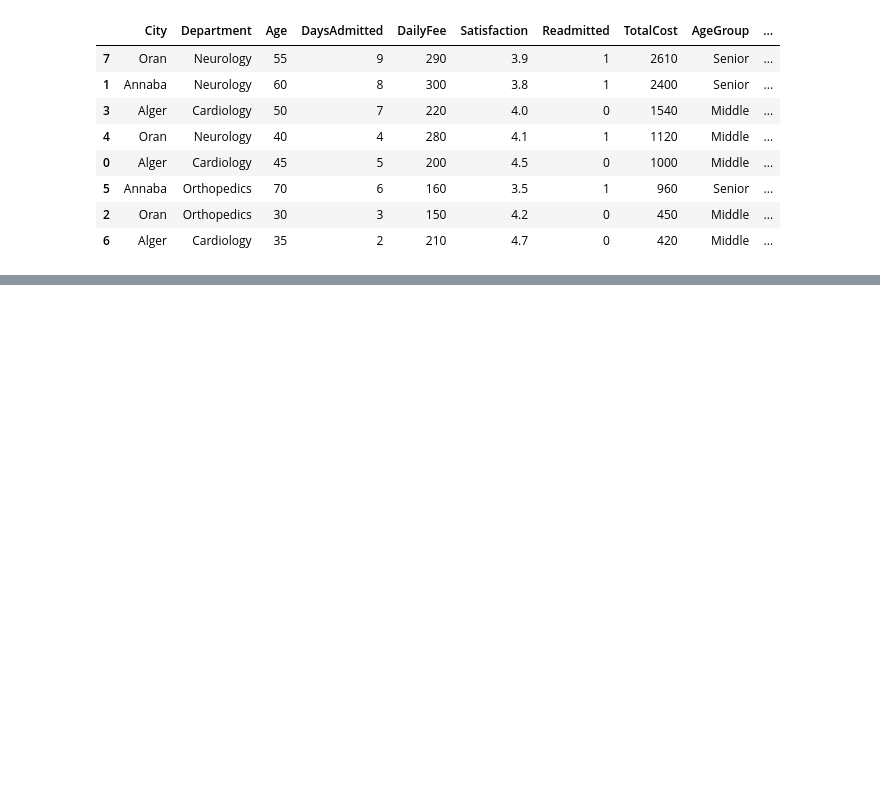
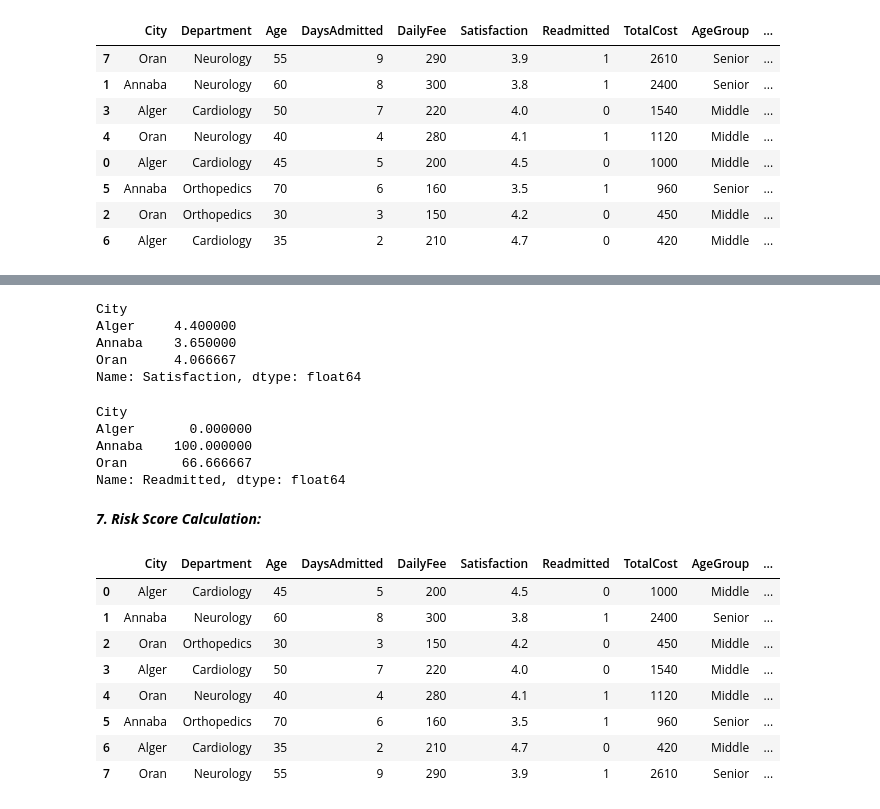
Before and after one commit to salahdaddi/I2A_TP_Python, a Jupyter notebook: TP4/Exo4/Exo4.ipynb, the cells around one changed output, grey strips where cells are left out. Saved outputs shown, nothing was run; the diff lists cells and outputs as text; code cells hidden in the pictures; blank space fills up the shorter version.

```diff
--- a/TP4/Exo4/Exo4.ipynb
+++ b/TP4/Exo4/Exo4.ipynb
@@ -135,0 +148,8 @@ df.sort_values(by='Rank')
+# %%
+df.groupby('City')['Satisfaction'].mean()
+# %% [output]
+City
+Alger     4.400000
+Annaba    3.650000
+Oran      4.066667
+Name: Satisfaction, dtype: float64
@@ -135,0 +158,24 @@ df.sort_values(by='Rank')
+# %%
+df.groupby('City')['Readmitted'].mean()*100
+# %% [output]
+City
+Alger       0.000000
+Annaba    100.000000
+Oran       66.666667
+Name: Readmitted, dtype: float64
+# %% [markdown]
+***7. Risk Score Calculation:***
+# %%
+ df['RiskScore'] = (df['DaysAdmitted']*0.4) + (df['Age'] * 0.3) + (100 - df['Satisfaction'] * 10) * 0.3
+# %%
+df
+# %% [output]
+|  | City | Department | Age | DaysAdmitted | DailyFee | Satisfaction | Readmitted | TotalCost | AgeGroup | ... |
+| 0 | Alger | Cardiology | 45 | 5 | 200 | 4.5 | 0 | 1000 | Middle | ... |
+| 1 | Annaba | Neurology | 60 | 8 | 300 | 3.8 | 1 | 2400 | Senior | ... |
+| 2 | Oran | Orthopedics | 30 | 3 | 150 | 4.2 | 0 | 450 | Middle | ... |
+| 3 | Alger | Cardiology | 50 | 7 | 220 | 4.0 | 0 | 1540 | Middle | ... |
+| 4 | Oran | Neurology | 40 | 4 | 280 | 4.1 | 1 | 1120 | Middle | ... |
+| 5 | Annaba | Orthopedics | 70 | 6 | 160 | 3.5 | 1 | 960 | Senior | ... |
+| 6 | Alger | Cardiology | 35 | 2 | 210 | 4.7 | 0 | 420 | Middle | ... |
+| 7 | Oran | Neurology | 55 | 9 | 290 | 3.9 | 1 | 2610 | Senior | ... |
```
Also changed, not shown: parts of 31 cells of this notebook, 4 other files.
